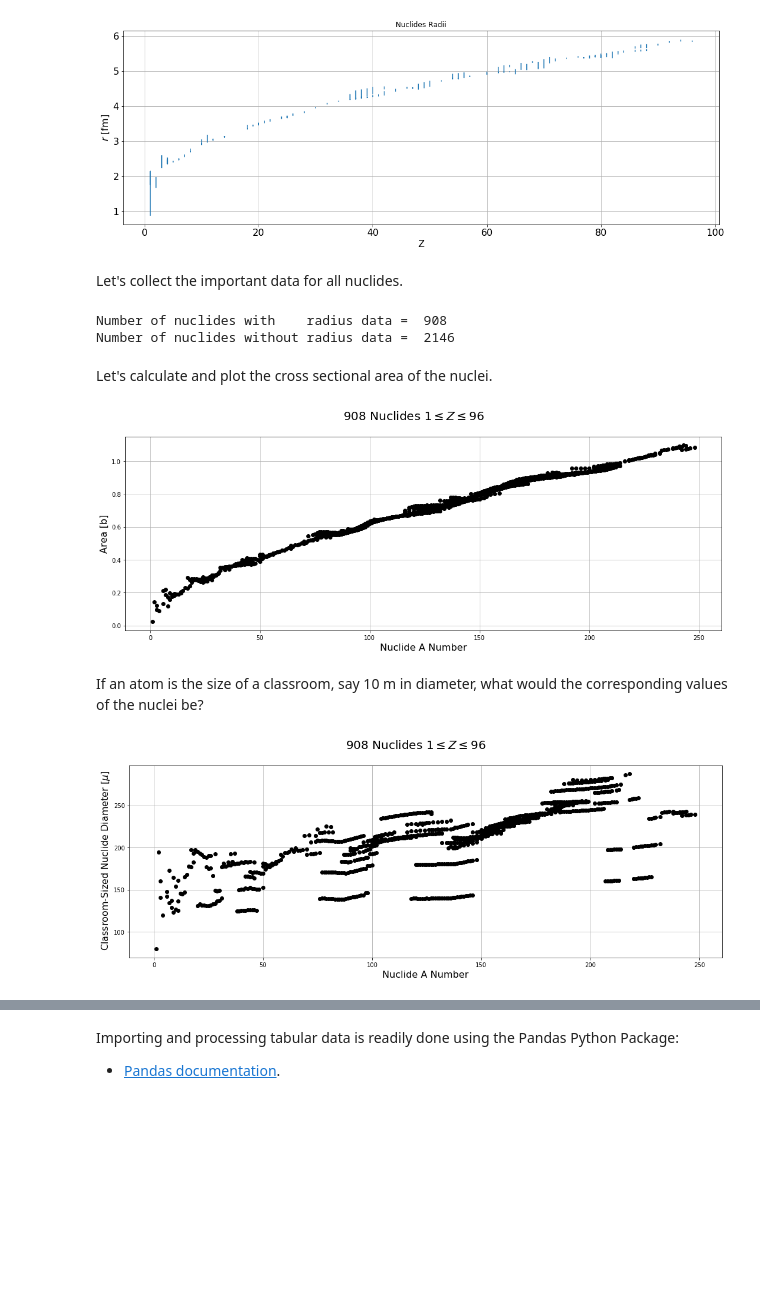
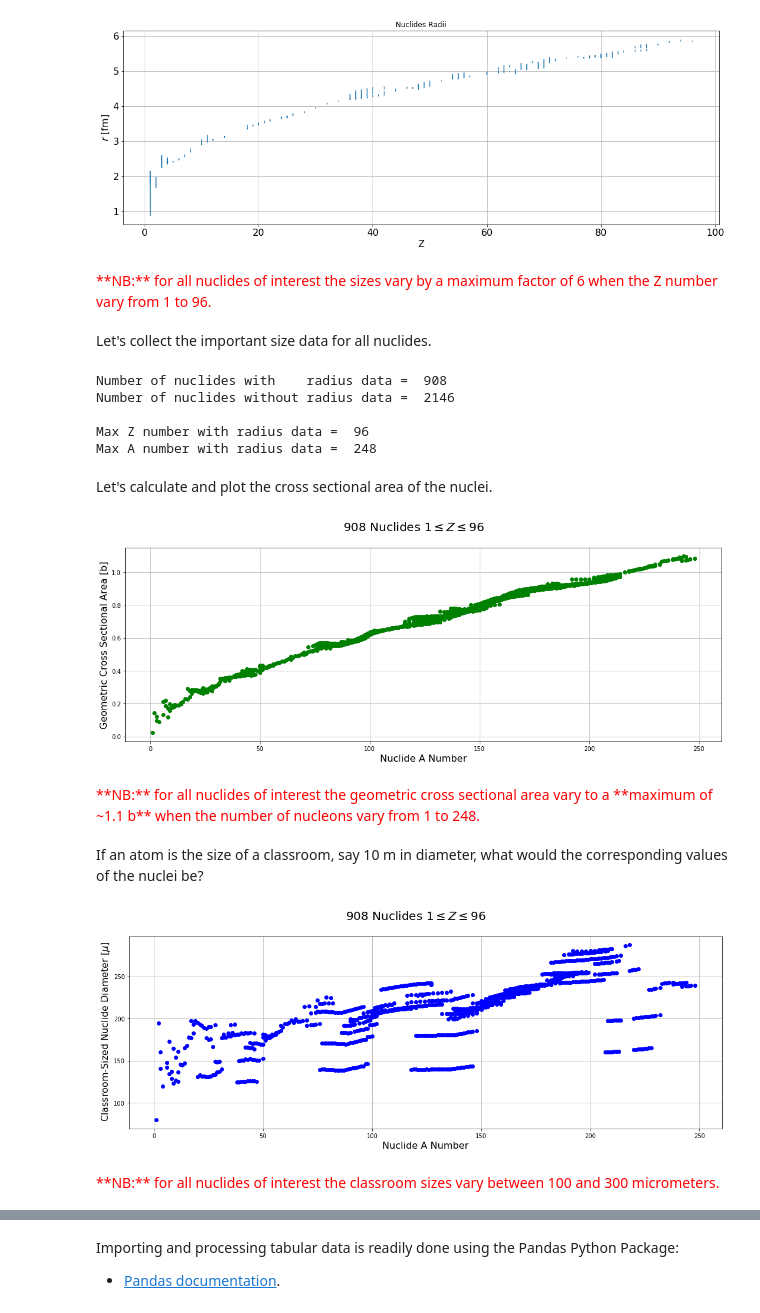
Before and after one commit to dpploy/engy-4350, a Jupyter notebook: notebooks/02c-gamma-capture-xsection.ipynb, the cells around one changed output, grey strips where cells are left out. Saved outputs shown, nothing was run; the diff lists cells and outputs as text; code cells hidden in the pictures; blank space fills up the shorter version.

Commit message:
Updates to cross section.

```diff
--- a/notebooks/02c-gamma-capture-xsection.ipynb
+++ b/notebooks/02c-gamma-capture-xsection.ipynb
@@ -129,31 +129,52 @@ plt.yticks(fontsize=16)
 ax.grid()
 # %% [output]
 [figure]
+# %% [markdown]
+<span style="color:red">
+**NB:** for all nuclides of interest the sizes vary by a maximum factor of 6 when the Z number vary from 1 to 96.
+</span>
 # %% [markdown]
-Let's collect the important data for all nuclides.
+Let's collect the important size data for all nuclides.
 # %%
 '''Fill in a list with nuclides named tuples'''
+
 nuclides = list()
 
+# design a container data structure
 from collections import namedtuple
 Nuclide = namedtuple('Nuclide', ['name','Z','A','radius','unc'])
 
-radius_misses = 0
+# fill in the list of containers
+radius_misses = 0 # counter of nuclides without radius data
+a_max = 0 # maximum A number with radius data present
+z_max = 0 # maximum Z number with radius data present
+
 for row in df.itertuples():
     if pd.isnull(row[4]):
         radius_misses += 1
         continue
     z = row[1]
     n = row[2]
+    a = z+n
+    a_max = max(a,a_max)
+    z_max = max(z,z_max)
     symbol = row[3]
-    nuc = Nuclide( name=row[3]+'-'+str(z+n), Z=z, A=z+n, radius=row[4], unc=int(row[5]) )
+    nuc = Nuclide( name=row[3]+'-'+str(z+n), Z=z, A=a, radius=row[4], unc=int(row[5]) )
     nuclides.append(nuc)
+
 #print(nuclides)
+
 print('Number of nuclides with    radius data = ',len(nuclides))
 print('Number of nuclides without radius data = ',radius_misses)
+print('')
+print('Max Z number with radius data = ',z_max)
+print('Max A number with radius data = ',a_max)
 # %% [output]
 Number of nuclides with    radius data =  908
 Number of nuclides without radius data =  2146
+
+Max Z number with radius data =  96
+Max A number with radius data =  248
 # %% [markdown]
 Let's calculate and plot the cross sectional area of the nuclei.
 # %%
@@ -165,37 +186,45 @@ fig, ax = plt.subplots(figsize=(18,6))
 
 # plot the cross sectional area of the nuclei; 1 barn = 100 fm^2
 ax.plot([nc.A for nc in nuclides], [math.pi*nc.radius**2/100 for nc in nuclides],
-        ' ',color='black', marker='.',markersize=12)
+        ' ',color='green', marker='.',markersize=12)
 
-ax.set_ylabel('Area [b]',fontsize=16)
+ax.set_ylabel('Geometric Cross Sectional Area [b]',fontsize=16)
 ax.set_xlabel('Nuclide A Number',fontsize=16)
 
 fig.suptitle(r'%i Nuclides $1 \leq Z \leq 96$'%(len(nuclides)),fontsize=20)
 ax.grid()
 plt.show()
 # %% [output]
-[figure, old version]
+[figure, new version]
+# %% [markdown]
+<span style="color:red">
+**NB:** for all nuclides of interest the geometric cross sectional area vary to a **maximum of ~1.1 b** when the number of nucleons vary from 1 to 248.
+</span>
 # %% [markdown]
 If an atom is the size of a classroom, say 10 m in diameter, what would the corresponding values of the nuclei be?
 # %%
 '''Plot the classroom size nuclei diameter'''
 import math
 
 from matplotlib import pyplot as plt # import the pyplot function of the matplotlib package
 fig, ax = plt.subplots(figsize=(18,6))
 
 # plot the classroom-sized atom nuclide diameter for a classroom of 10-m diameter
 ax.plot([nc.A for nc in nuclides], [2*nc.radius*1e-15 * 5.0/atoms[nc.Z-1].vdw_radius*1e+12 * 1e+6 for nc in nuclides],
-        ' ',color='black', marker='.',markersize=12)
+        ' ',color='blue', marker='.',markersize=12)
 
 ax.set_ylabel(' Classroom-Sized Nuclide Diameter [$\mu~m$]',fontsize=16)
 ax.set_xlabel('Nuclide A Number',fontsize=16)
 
 fig.suptitle(r'%i Nuclides $1 \leq Z \leq 96$'%(len(nuclides)),fontsize=20)
 ax.grid()
 plt.show()
 # %% [output]
-[figure, old version]
+[figure, new version]
+# %% [markdown]
+<span style="color:red">
+**NB:** for all nuclides of interest the classroom sizes vary between 100 and 300 micrometers.
+</span>
 # %%
 '''Plot the classroom size nuclei diameter'''
 import math
```
Also changed, not shown: parts of 6 cells of this notebook, 1 other file.
